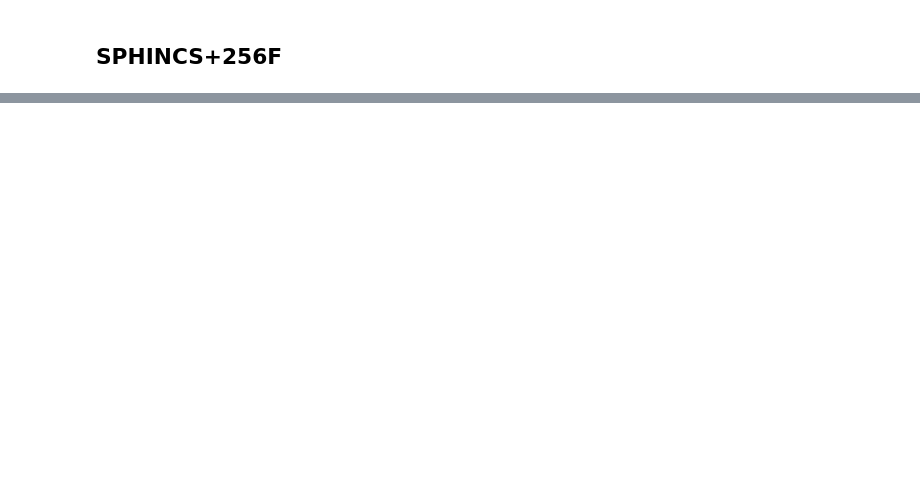
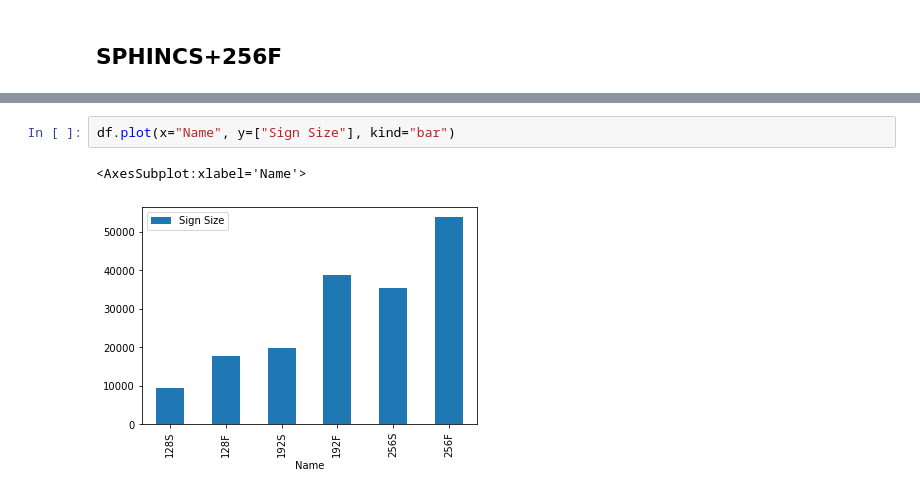
Before and after one commit to AkashSCIENTIST/sphincs-compressed, a Jupyter notebook: Comparisons - SPHINCS+.ipynb, the cells around one changed output, grey strips where cells are left out. Cells and saved outputs as stored; diff of their text form; blank space fills up the shorter version.

```diff
--- a/Comparisons - SPHINCS+.ipynb
+++ b/Comparisons - SPHINCS+.ipynb
@@ -164,0 +221,5 @@ Is signature correct ?  True
+# %%
+df.plot(x="Name", y=["Sign Size"], kind="bar")
+# %% [output]
+<AxesSubplot:xlabel='Name'>
+[figure, added]
```
Also changed, not shown: parts of 15 cells of this notebook, 10 other files.
